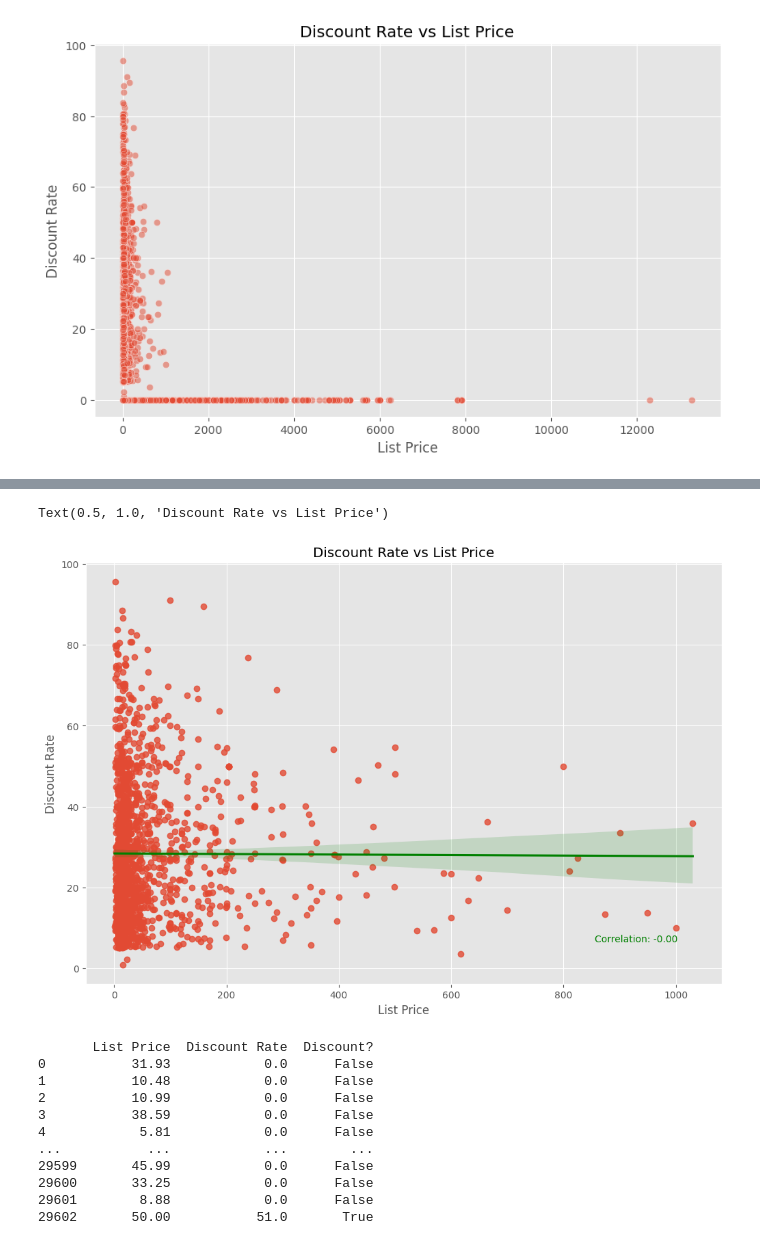
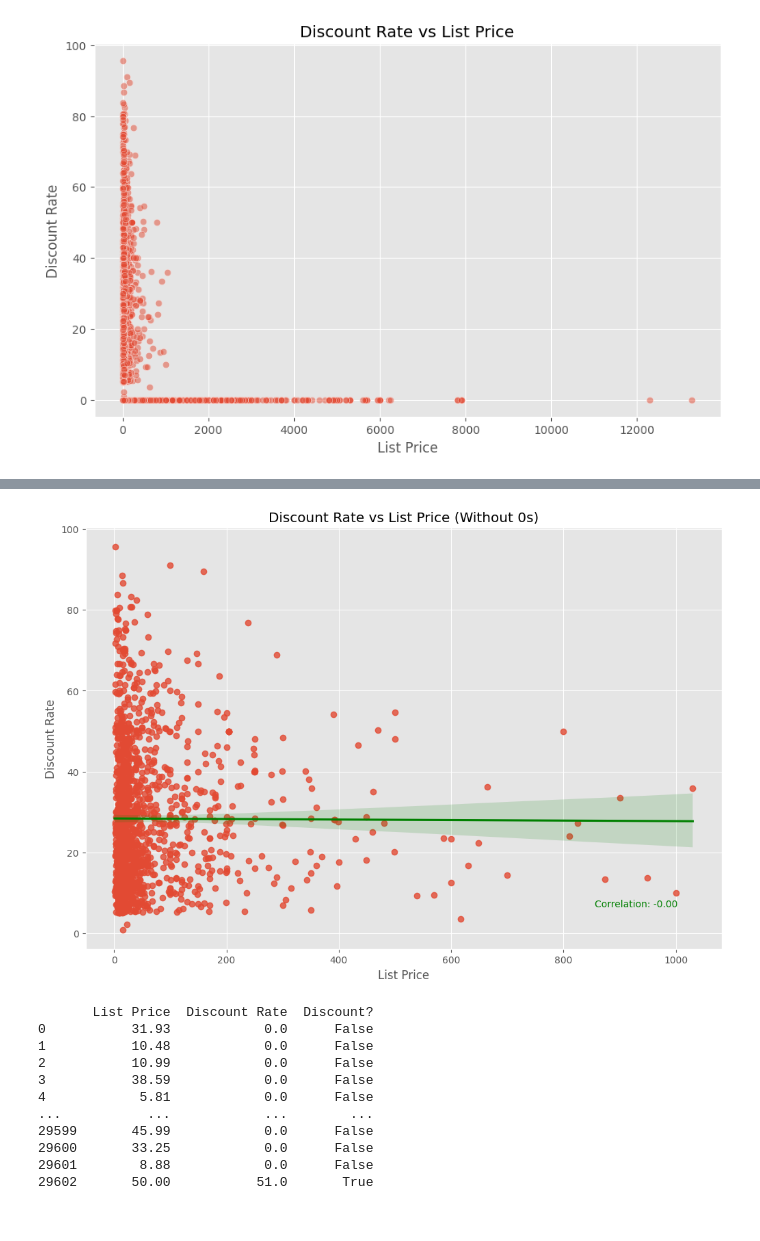
Before and after one commit to LeoZYA/Project-Portfolio, a Jupyter notebook: Walmart_ProductData_EDA.ipynb, the cells around one changed output, grey strips where cells are left out. Cells and saved outputs as stored; diff of their text form; code cells hidden in the pictures.

```diff
--- a/Walmart_ProductData_EDA.ipynb
+++ b/Walmart_ProductData_EDA.ipynb
@@ -478,20 +543,21 @@ Text(0.5, 1.0, 'Discount Rate vs List Price')
 # %%
 # The major of this data set concentrates at discount rate=0%, the correlation of the entire data set may be -> 0.
 # Let's try the same approach again with a filtered data set.
 
 df4 = df2[(df2['Discount Rate'] > 0) ]
 
 sns.regplot(x='List Price', y='Discount Rate', data=df4, line_kws={"color":"green"} )
 
 corr = df4['List Price'].corr(df4['Discount Rate'])
 plt.annotate(f'Correlation: {corr:.2f}', xy=(0.8, 0.1), xycoords='axes fraction', fontsize=10, color='green')
 
 plt.xlabel('List Price')
 plt.ylabel('Discount Rate')
-plt.title('Discount Rate vs List Price')
+plt.title('Discount Rate vs List Price (Without 0s)')
+
+plt.savefig('4')
 # %% [output]
-Text(0.5, 1.0, 'Discount Rate vs List Price')
-[figure, old version]
+[figure, new version]
 # %%
 # Instead of the correlation of discount rate, let's deep dive into the possibility of getting a discount over all prices
 
```
Also changed, not shown: parts of 6 cells of this notebook.
